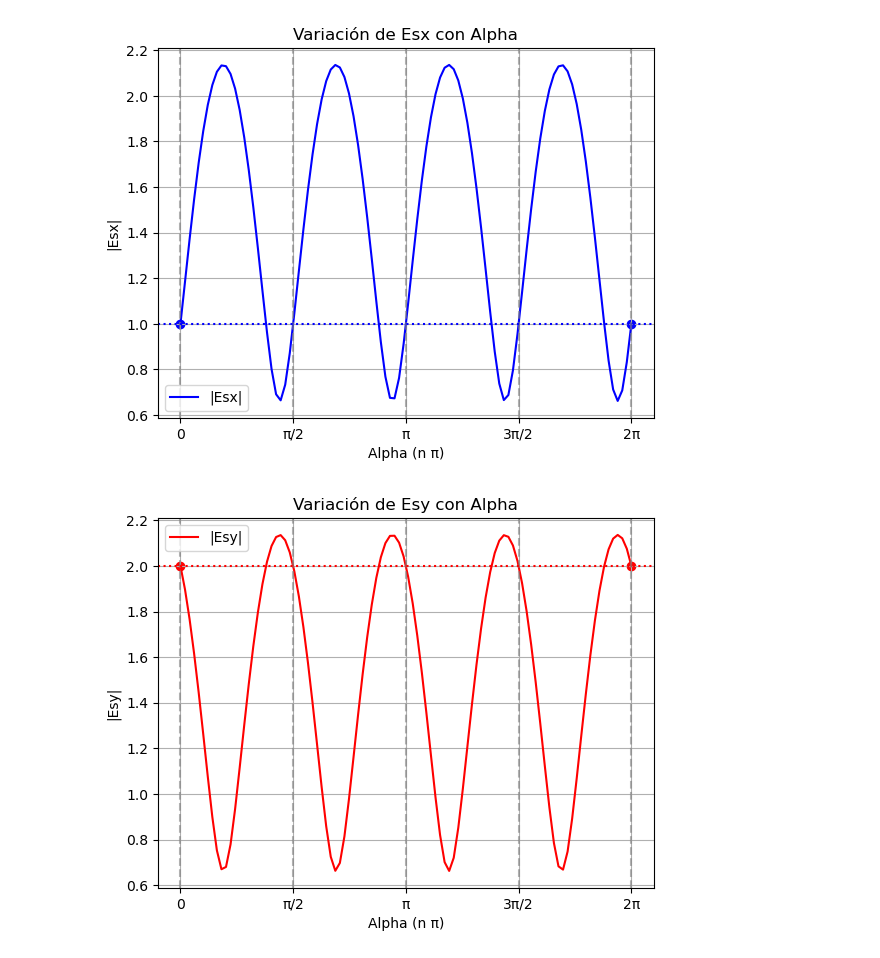
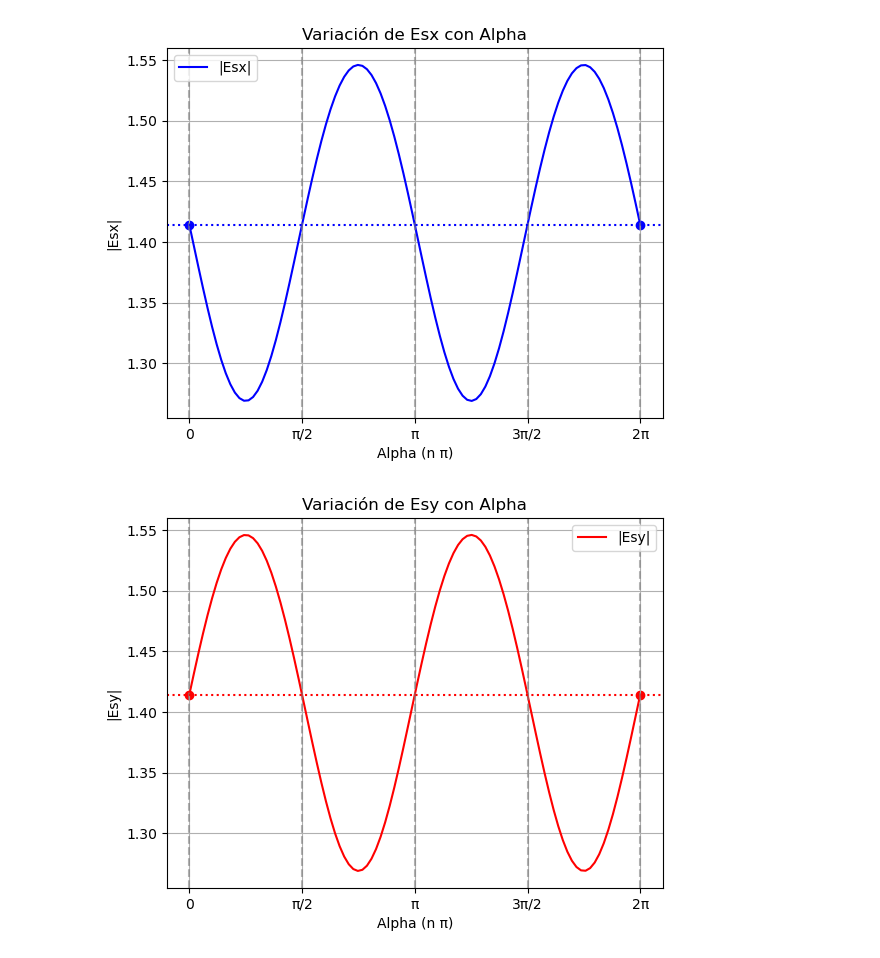
Before and after one commit to Aguiario/Polarimetric_Interferomerty, a Jupyter notebook: Usages_Examples.ipynb, the cells around one changed output. Drawn from its saved outputs; the diff is of its cells as text; code cells hidden in the pictures.

```diff
--- a/Usages_Examples.ipynb
+++ b/Usages_Examples.ipynb
@@ -47,12 +47,12 @@ Esx: 1.0
 Esy: 2.0000000000000004
 Delta_phi_s: 0.25π
 # %%
-Eis = np.array([[1], [2 * np.exp(1j * np.pi/4)]])
+Eis = 1*np.sqrt(2) * np.array([[1], [1j]])
 #Eis = np.array([[1], [1]])
 
-delta_chi = np.pi
+delta_chi = np.pi/16
 
 pi.plot_alpha_variation(Eis, delta_chi)
 # %% [output]
-[figure, old version]
+[figure, new version]
-[figure, old version]
+[figure, new version]
```
Also changed, not shown: parts of 3 cells of this notebook.
